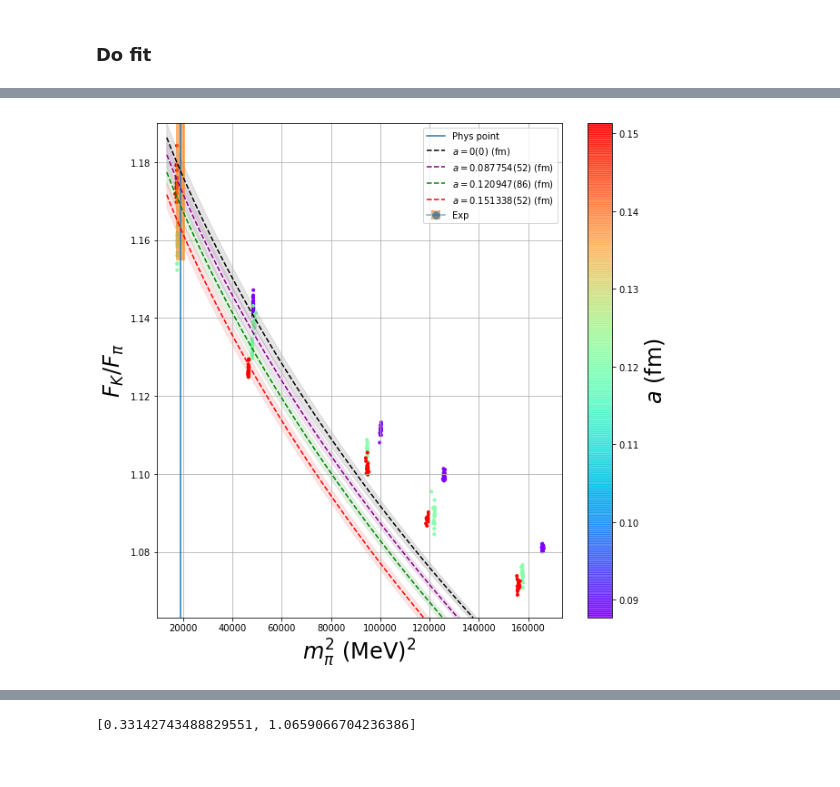
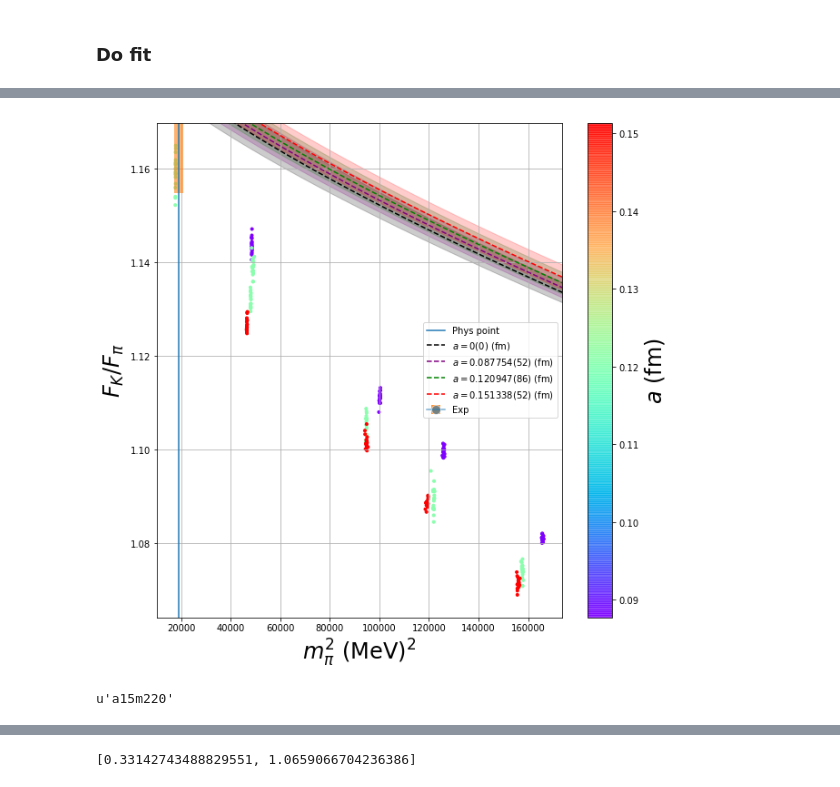
Before and after one commit to callat-qcd/project_fkfpi, a Jupyter notebook: notebooks/determine_lecs.ipynb, the cells around one changed output, grey strips where cells are left out. Saved outputs shown, nothing was run; the diff lists cells and outputs as text; code cells hidden in the pictures.

```diff
--- a/notebooks/determine_lecs.ipynb
+++ b/notebooks/determine_lecs.ipynb
@@ -32,13 +32,13 @@ p_dict = {
     'order_latt_spacing' : 2, # no order 1 term -- starts at 2
     'order_vol' : 1,
     'bs_N' : 20,  # if 0, use full list
-    'fit_type' : 'mix', #either 'mix' or 'xpt'
+    'fit_type' : 'xpt', #either 'mix' or 'xpt'
 
     'use_prior' : False,
     'save_prior' : False,
     'abbrs' : [u'a09m220', u'a09m310', u'a09m350', u'a09m400', u'a12m130',
            u'a12m220',  u'a12m220S', u'a12m310', u'a12m350',
-           u'a12m400', u'a15m130', u'a15m220', u'a15m310', u'a15m350',
+           u'a12m400', u'a15m220', u'a15m310', u'a15m350',
            u'a15m400'],
 
     'make_plots' : True,
@@ -184,39 +218,43 @@ Settings:
 
                 pm = lambda g, k : gv.mean(g) + k*gv.sdev(g)
                 plt.plot(xfcn(x), pm(y, 0), '--', color=colors[j], label='$a=$%s (fm)'%(str(a)), rasterized=True)
-                plt.fill_between(xfcn(x), pm(y, -1), pm(y, 1), alpha=0.10, color=colors[j], rasterized=True)
+                plt.fill_between(xfcn(x), pm(y, -1), pm(y, 1), alpha=0.20, color=colors[j], rasterized=True)
 
             plt.legend()
 
         # Plot labels
         plt.grid()
-        plt.xlabel(xlabel, fontsize = 24)git
+        plt.xlabel(xlabel, fontsize = 24)
         plt.ylabel(ylabel, fontsize = 24)
 
         # Format colorbar
         color_bar = plt.colorbar(sc)
         color_bar.set_alpha(0.8)
         color_bar.draw_all()
         color_bar.set_label(self._fmt_key_as_latex(color_parameter), fontsize = 24)
 
         # Set xlim, ylim -- only works if xy_parameters[i] is a vector, not a scalar
         min_max = lambda x : [np.min(x), np.max(x)]
         try:
             xmin, xmax = min_max(np.concatenate([gv.mean(plot_data[0][abbr]) for abbr in self.abbrs]))
             ymin, ymax = min_max(np.concatenate([gv.mean(plot_data[1][abbr]) for abbr in self.abbrs]))
             xdelta = xmax - xmin
             ydelta = ymax - ymin
             plt.xlim(xmin-0.05*xdelta, xmax+0.05*xdelta) #xmin-0.05*xdelta
             plt.ylim(ymin-0.05*ydelta, ymax+0.05*ydelta)
         except ValueError:
             pass
 
         fig = plt.gcf()
         plt.close()
         return fig
 
     squared = lambda x : x**2
     plot_parameters(bootstrapper, xy_parameters=['mpi', 'FK/Fpi'],
                     xfcn=squared, xlabel='$m_\pi^2$ (MeV)$^2$', color_parameter='a', show_fit=True)
 # %% [output]
-[figure, old version]
+[figure, new version]
+# %%
+bootstrapper.abbrs[10]
+# %% [output]
+u'a15m220'
```
Also changed, not shown: parts of 5 cells of this notebook, 1 other file.
